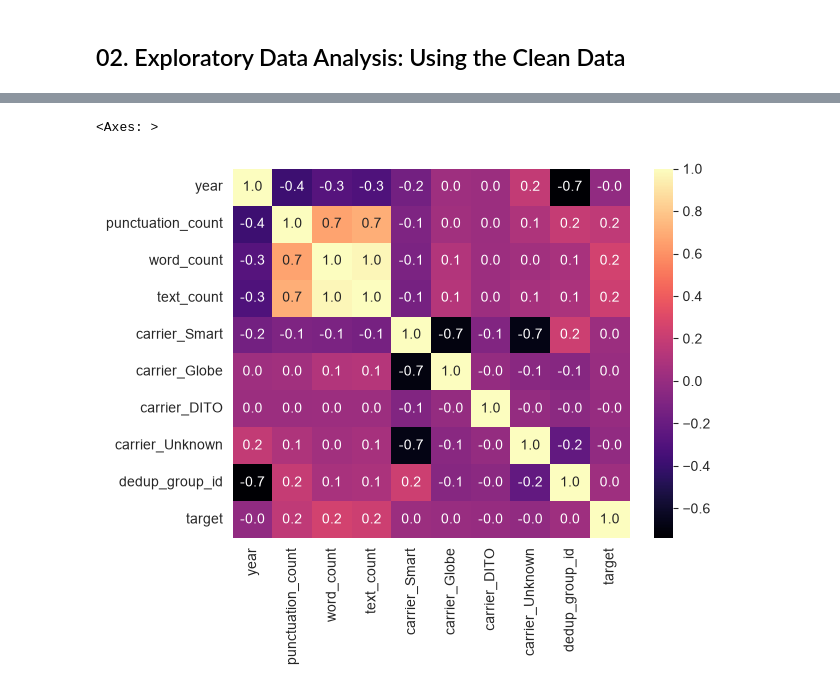
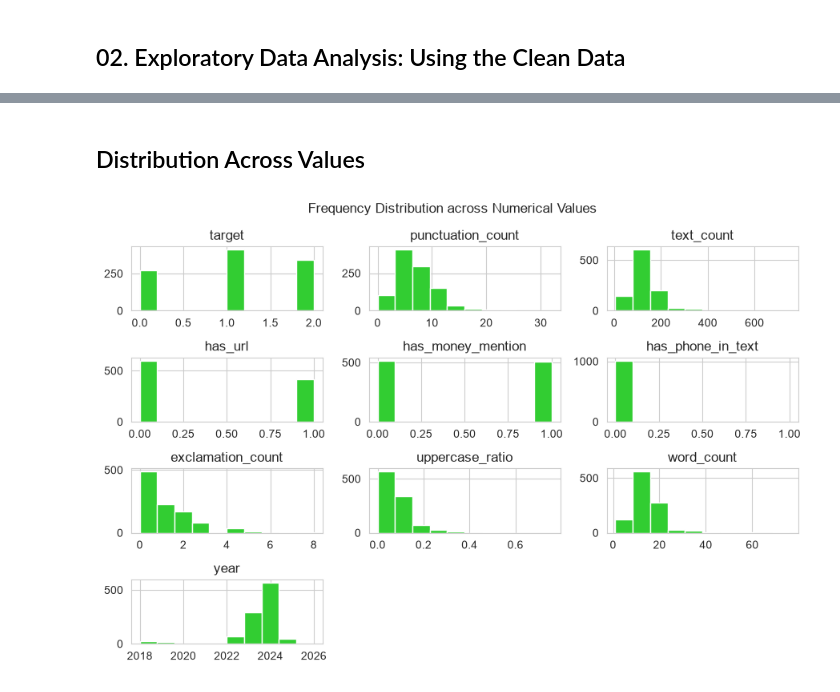
Before and after one commit to leiandrei/sms-smishing-classification, a Jupyter notebook: notebooks/02_exploratory_da.ipynb, the cells around one changed output, grey strips where cells are left out. Drawn from its saved outputs; the diff is of its cells as text; code cells hidden in the pictures.

```diff
--- a/notebooks/02_exploratory_da.ipynb
+++ b/notebooks/02_exploratory_da.ipynb
@@ -38,5 +27,10 @@ plt.tight_layout()
-# %%
-sns.heatmap(data.corr(numeric_only=True), annot=True, fmt='.1f', cmap='magma')
-# %% [output]
-<Axes: >
-[figure, removed]
+# %% [markdown]
+## Distribution Across Values
+# %%
+fig, ax = plt.subplots(figsize=(9, 6))
+
+data.hist(ax=ax, color='limegreen')
+plt.suptitle('Frequency Distribution across Numerical Values')
+plt.tight_layout()
+# %% [output]
+[figure, added]
```
Also changed, not shown: parts of 19 cells of this notebook, 1 other file.
